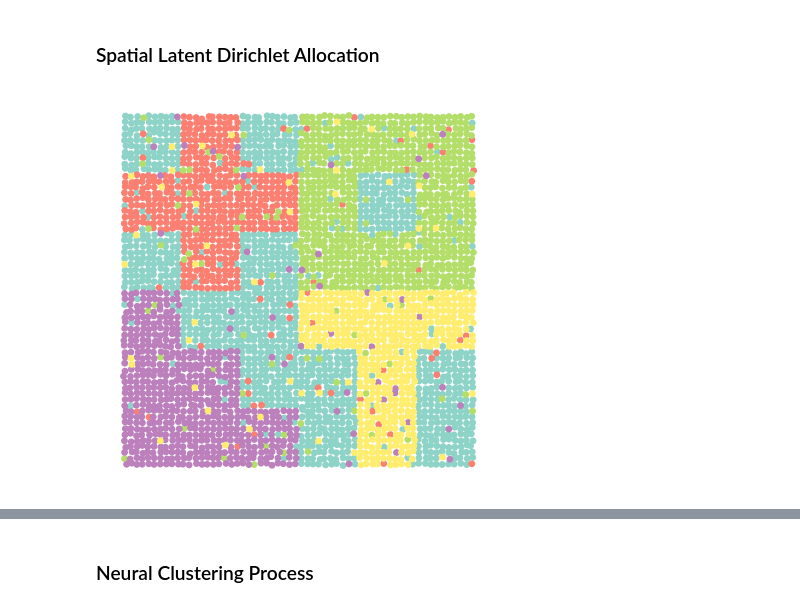
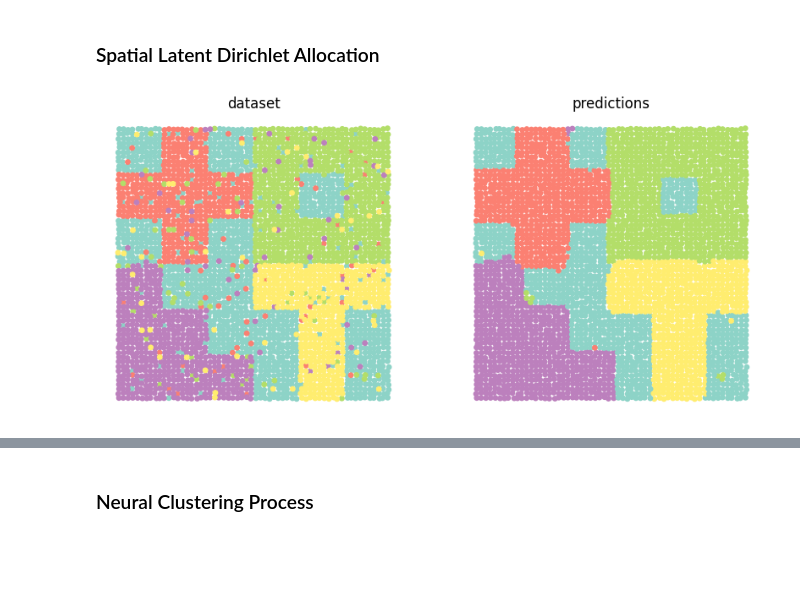
Before and after one commit to craigfouts/asterism, a Jupyter notebook: notebooks/demo.ipynb, the cells around one changed output, grey strips where cells are left out. Cells and saved outputs as stored; diff of their text form; code cells hidden in the pictures; blank space fills up the shorter version.

```diff
--- a/notebooks/demo.ipynb
+++ b/notebooks/demo.ipynb
@@ -31,6 +27,7 @@ show_dataset(data, topics)
 ### Spatial Latent Dirichlet Allocation
 # %%
 data, labels = make_dataset(wiggle=.1, mix=.1)
-show_dataset(data, labels)
+topics = GibbsSLDA(5).fit_predict(data, labels=labels)
+show_comparison(data, labels, topics)
 # %% [output]
-[figure, old version]
+[figure, new version]
```
Also changed, not shown: parts of 14 cells of this notebook, 9 other files.
